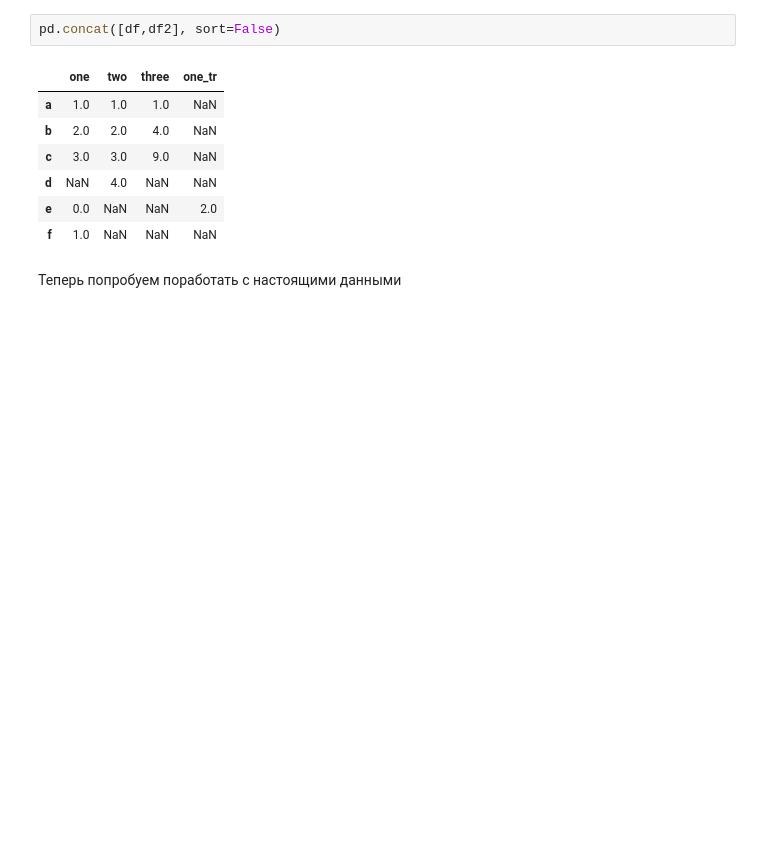
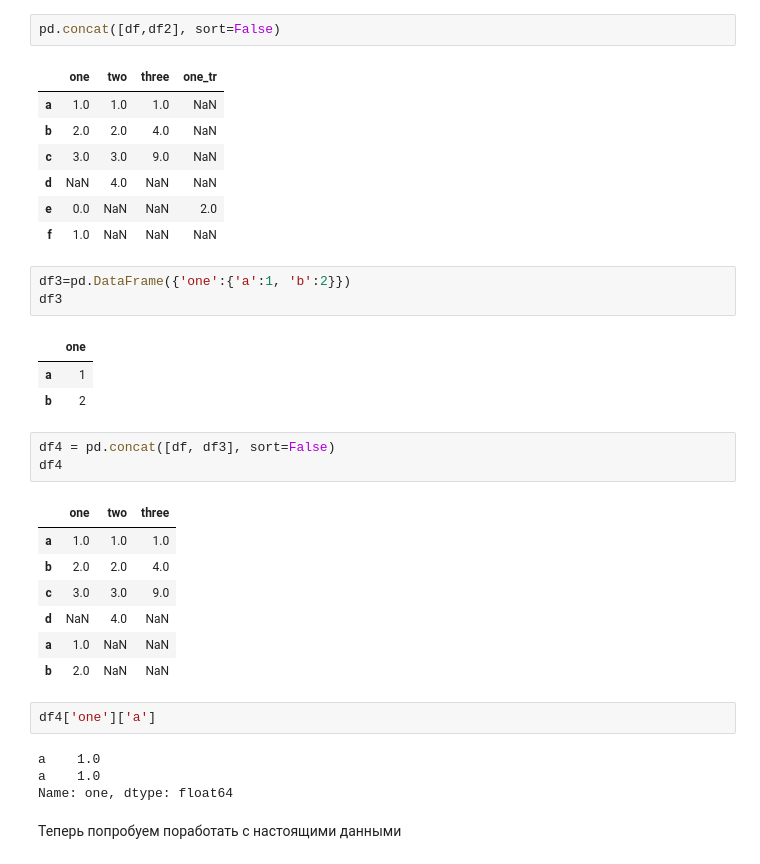
Before and after one commit to treoa/personal, a Jupyter notebook: [seminar,_prodv]4_pandas_refined.ipynb, the cells around one changed output. Saved outputs shown, nothing was run; the diff lists cells and outputs as text; blank space fills up the shorter version.

```diff
--- a/[seminar,_prodv]4_pandas_refined.ipynb
+++ b/[seminar,_prodv]4_pandas_refined.ipynb
@@ -276,6 +293,30 @@ pd.concat([df,df2], sort=False)
 | d | NaN | 4.0 | NaN | NaN |
 | e | 0.0 | NaN | NaN | 2.0 |
 | f | 1.0 | NaN | NaN | NaN |
+# %%
+df3=pd.DataFrame({'one':{'a':1, 'b':2}})
+df3
+# %% [output]
+|  | one |
+| a | 1 |
+| b | 2 |
+# %%
+df4 = pd.concat([df, df3], sort=False)
+df4
+# %% [output]
+|  | one | two | three |
+| a | 1.0 | 1.0 | 1.0 |
+| b | 2.0 | 2.0 | 4.0 |
+| c | 3.0 | 3.0 | 9.0 |
+| d | NaN | 4.0 | NaN |
+| a | 1.0 | NaN | NaN |
+| b | 2.0 | NaN | NaN |
+# %%
+df4['one']['a']
+# %% [output]
+a    1.0
+a    1.0
+Name: one, dtype: float64
 # %% [markdown]
 Теперь попробуем поработать с настоящими данными
 # %% [markdown]
```
Also changed, not shown: parts of 7 cells of this notebook.
